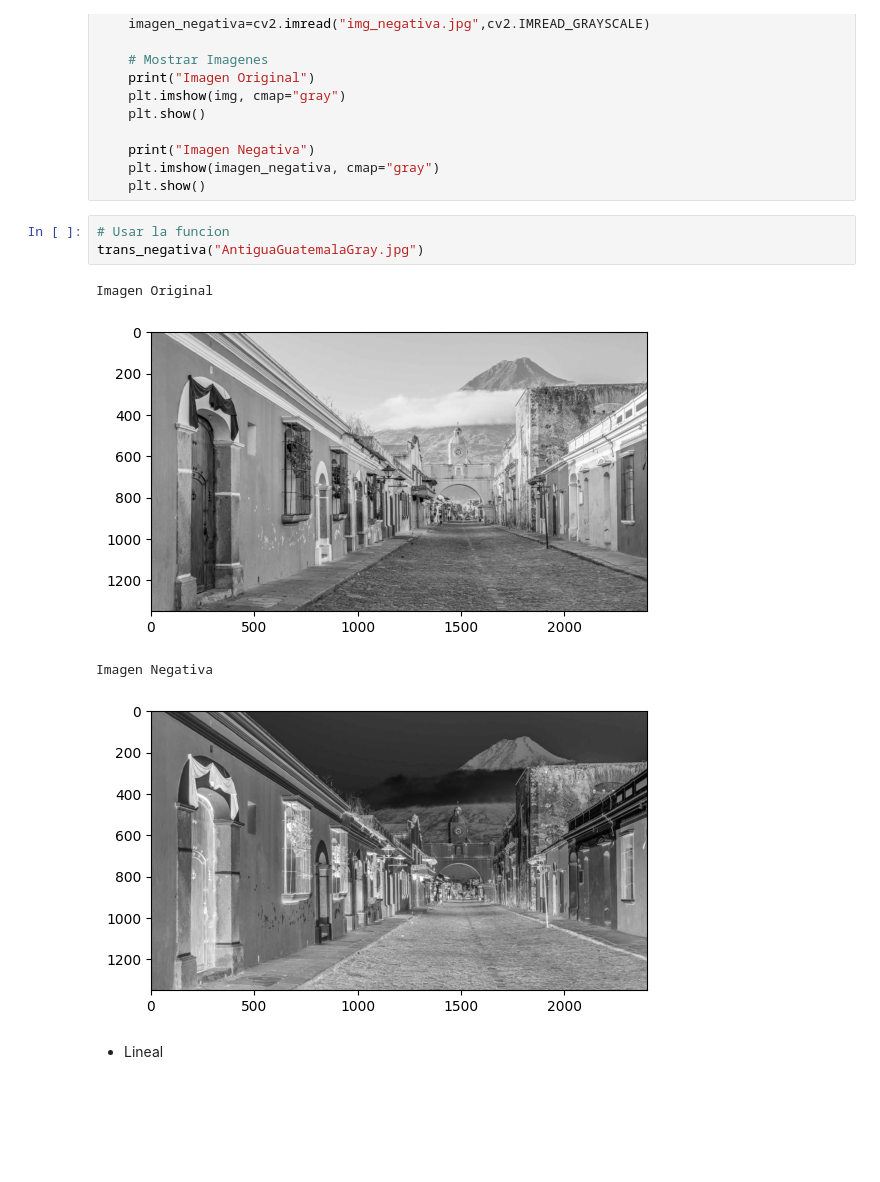
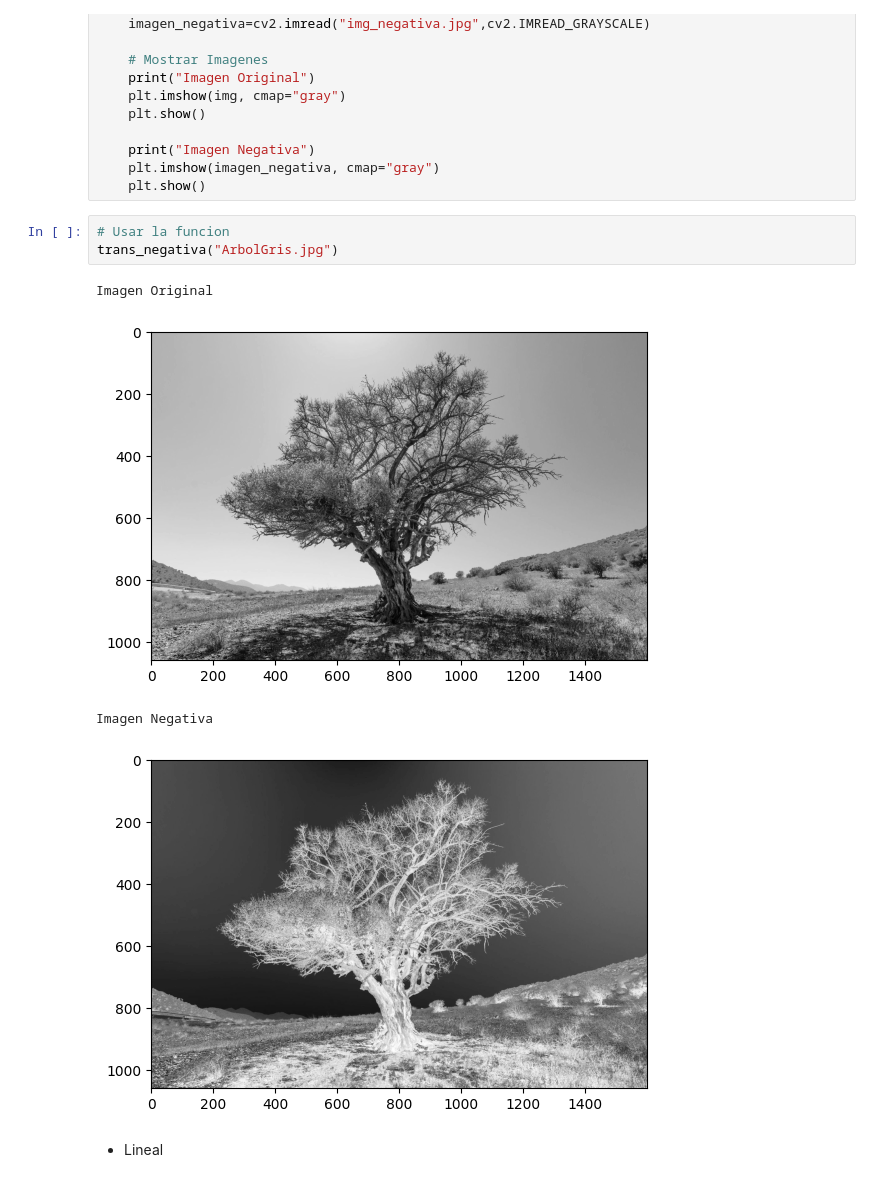
Before and after one commit to LeoContreras8/Lab2, a Jupyter notebook: laboratorio2_LeonelContreras.ipynb, the cells around one changed output. Cells and saved outputs as stored; diff of their text form; blank space fills up the shorter version.

```diff
--- a/laboratorio2_LeonelContreras.ipynb
+++ b/laboratorio2_LeonelContreras.ipynb
@@ -99,12 +99,12 @@ def trans_negativa(imagen):
     plt.show()
 # %%
 # Usar la funcion
-trans_negativa("AntiguaGuatemalaGray.jpg")
+trans_negativa("ArbolGris.jpg")
 # %% [output]
 Imagen Original
-[figure, old version]
+[figure, new version]
 Imagen Negativa
-[figure, old version]
+[figure, new version]
 # %% [markdown]
 * Lineal
 # %%
```
Also changed, not shown: parts of 4 cells of this notebook, 6 other files.
